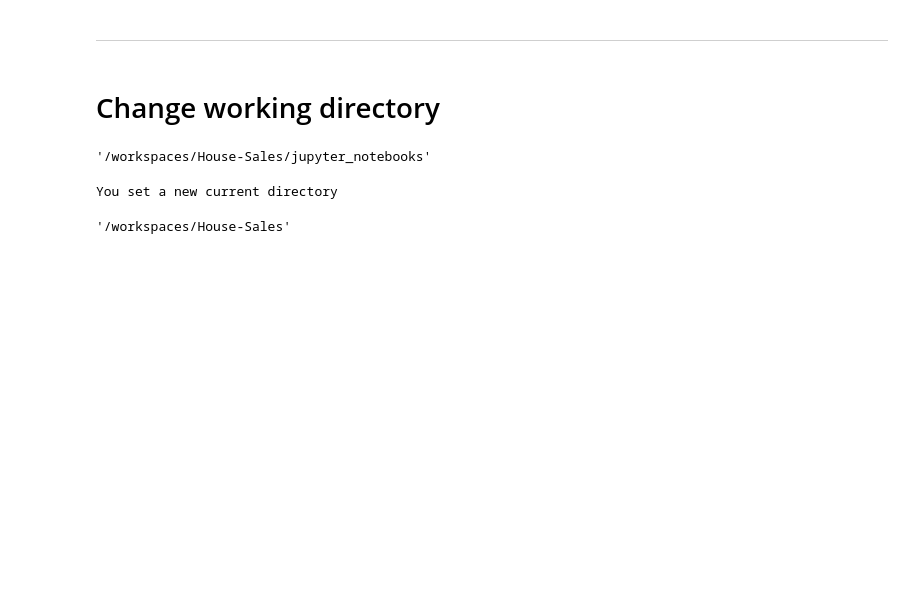
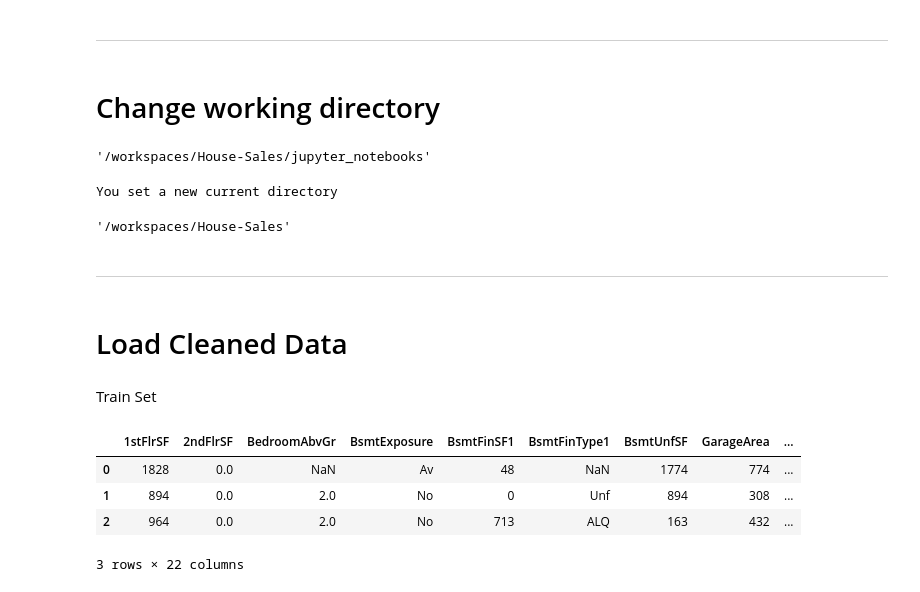
Before and after one commit to simonepietraroia/House-Sales, a Jupyter notebook: jupyter_notebooks/4 - Feature Engineering.ipynb, the cells around one changed output. Drawn from its saved outputs; the diff is of its cells as text; code cells hidden in the pictures; blank space fills up the shorter version.

```diff
--- a/jupyter_notebooks/4 - Feature Engineering.ipynb
+++ b/jupyter_notebooks/4 - Feature Engineering.ipynb
@@ -39,3 +39,20 @@ current_dir = os.getcwd()
 current_dir
 # %% [output]
 '/workspaces/House-Sales'
+# %% [markdown]
+---
+# %% [markdown]
+# Load Cleaned Data
+# %% [markdown]
+Train Set
+# %%
+import pandas as pd
+train_set_path = "outputs/datasets/cleaned-records/TrainSetCleaned.csv"
+TrainSet = pd.read_csv(train_set_path)
+TrainSet.head(3)
+# %% [output]
+|  | 1stFlrSF | 2ndFlrSF | BedroomAbvGr | BsmtExposure | BsmtFinSF1 | BsmtFinType1 | BsmtUnfSF | GarageArea | ... |
+| 0 | 1828 | 0.0 | NaN | Av | 48 | NaN | 1774 | 774 | ... |
+| 1 | 894 | 0.0 | 2.0 | No | 0 | Unf | 894 | 308 | ... |
+| 2 | 964 | 0.0 | 2.0 | No | 713 | ALQ | 163 | 432 | ... |
+3 rows × 22 columns
```
Also changed, not shown: parts of 10 cells of this notebook.
